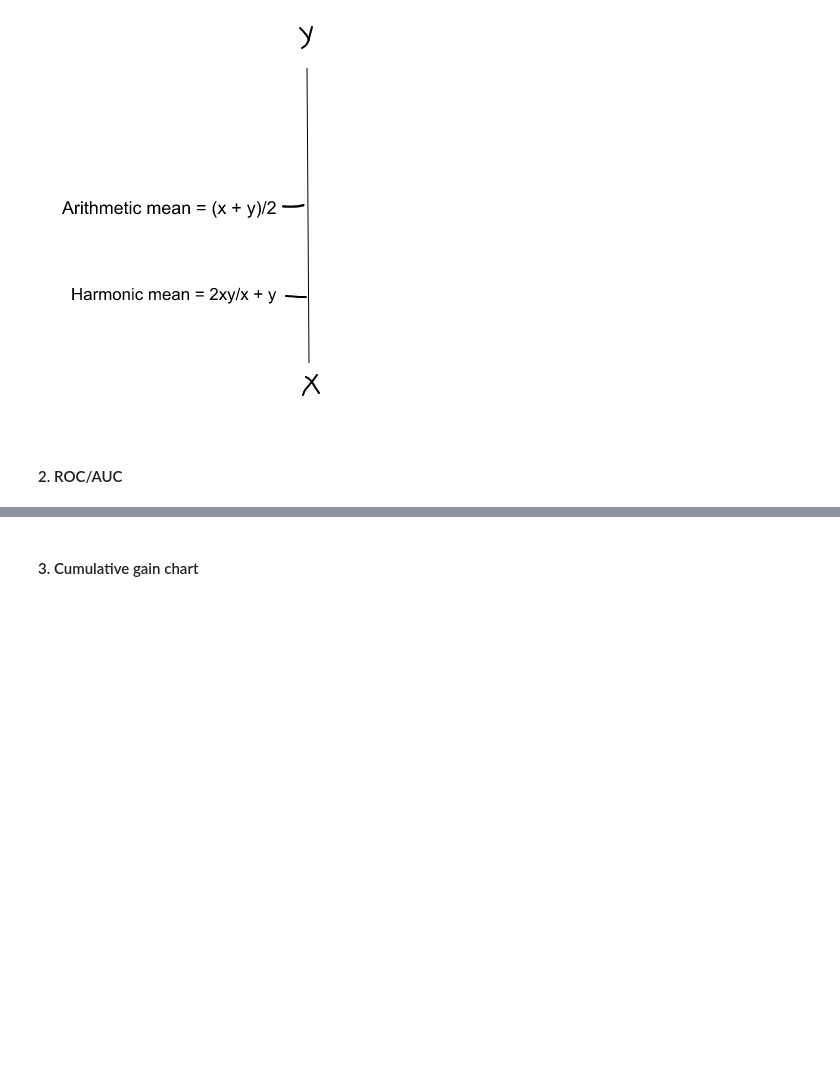
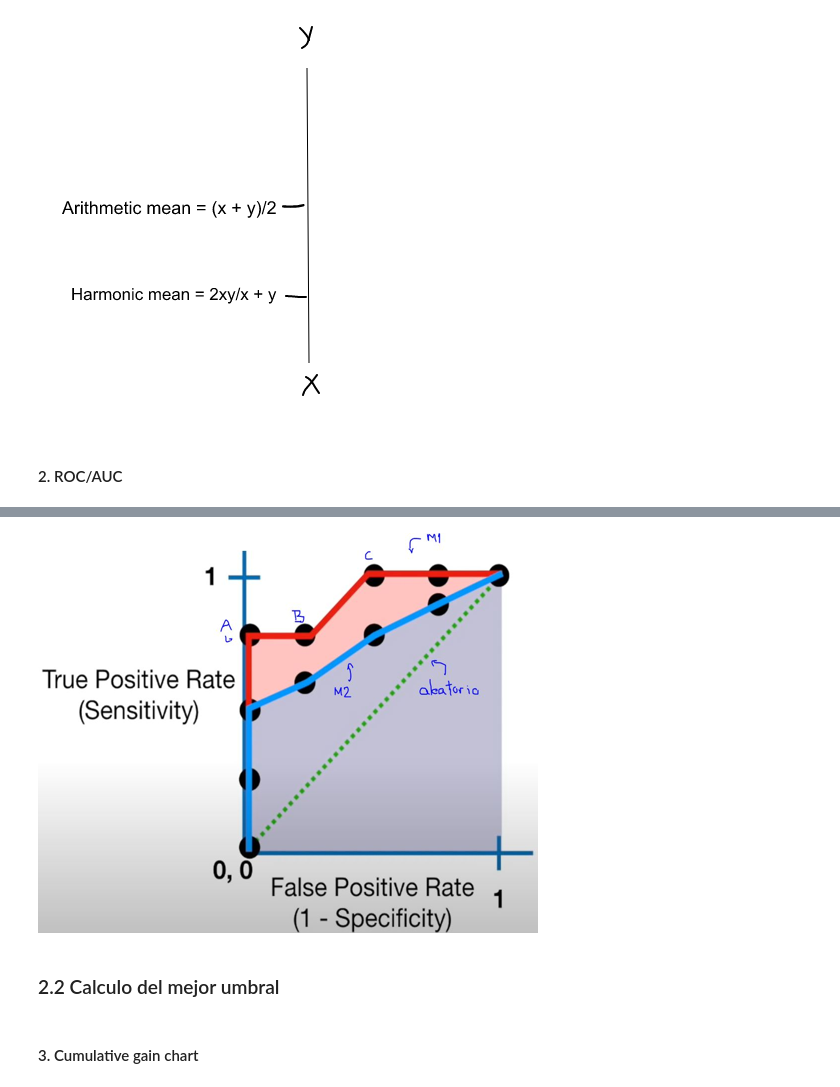
Before and after one commit to diegosalcedo491995/DataScientistUNI, a Jupyter notebook: RegresionLogistica/Notebooks/RegresionLogistica.ipynb, the cells around one changed output, grey strips where cells are left out. Saved outputs shown, nothing was run; the diff lists cells and outputs as text; code cells hidden in the pictures; blank space fills up the shorter version.

```diff
--- a/RegresionLogistica/Notebooks/RegresionLogistica.ipynb
+++ b/RegresionLogistica/Notebooks/RegresionLogistica.ipynb
@@ -205,3 +213,10 @@ ROC es el área bajo la curva (AUC), donde la curva es calculada a partir de la
+# %%
+ima1=Image_2.open('imagenes/roc_auc_2.jpg')
+ima1.resize((500,400))
+# %% [output]
+[figure, added]
+# %% [markdown]
+### 2.2 Calculo del mejor umbral
 # %% [markdown]
 #### 3. Cumulative gain chart
 # %% [markdown]
```
Also changed, not shown: parts of 4 cells of this notebook, 3 other files.
